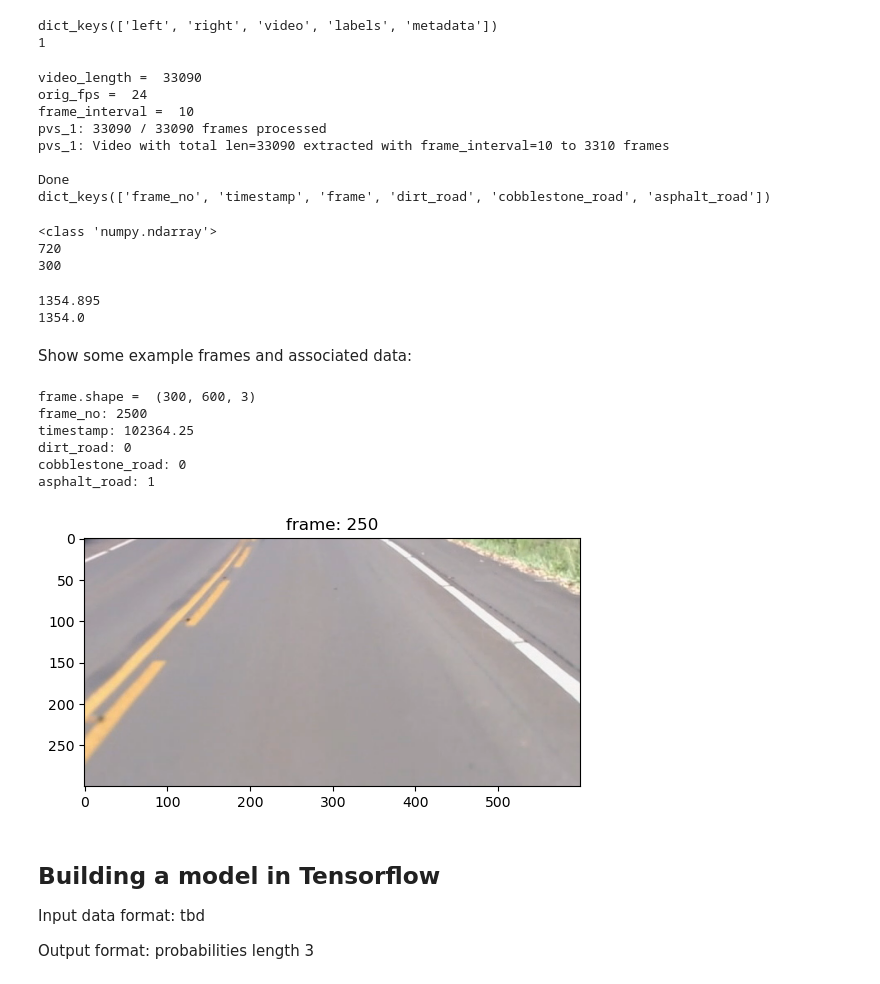
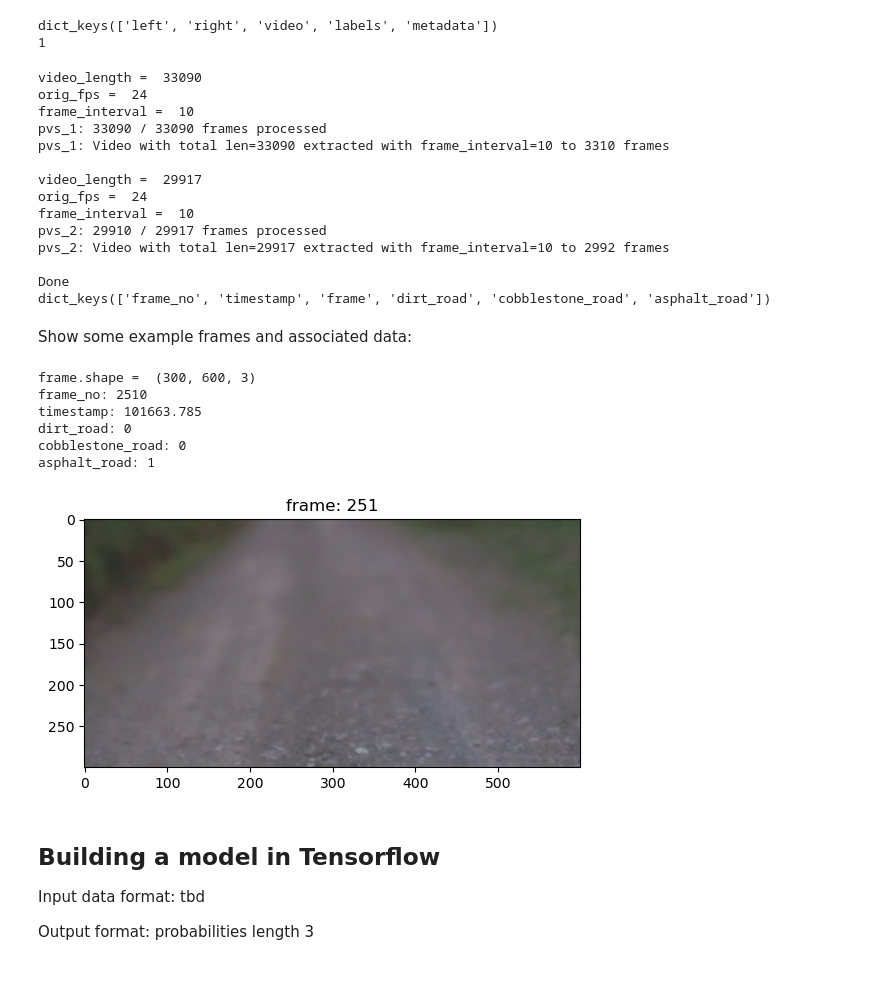
Before and after one commit to mx956/EECE568_ML_PVS_Project, a Jupyter notebook: Road_Surface_Type_Classification/road_classification_Matt.ipynb, the cells around one changed output. Saved outputs shown, nothing was run; the diff lists cells and outputs as text; code cells hidden in the pictures.

Commit message:
Can Load selected PVS. Mem issue for tf dataset

```diff
--- a/Road_Surface_Type_Classification/road_classification_Matt.ipynb
+++ b/Road_Surface_Type_Classification/road_classification_Matt.ipynb
@@ -57,7 +57,7 @@ Loading datasets into RAM:
 # %%
 datasets_loc = "E:/PVS_Datasets/"
 
-def getDataSets(n, folder=datasets_loc):
+def getDataSets(datasets_to_load, folder=datasets_loc):
     """Load raw datasets from the disk.
 
     Args:
@@ -79,11 +79,11 @@ def getDataSets(n, folder=datasets_loc):
 
     datasets = {}
 
-    if not 1 <= n <= 9:
+    if not all(1 <= item <= 9 for item in datasets_to_load):
       raise ValueError("n must be in [1, 9]")
       return
 
-    for i in range(1, n+1):
+    for i in datasets_to_load:
 
         dataset_folder = os.path.join(folder, "PVS " + str(i))
 
@@ -125,11 +125,11 @@ sliding_win = False   # apply windows
 win_sz = 100          # number of samples to use per window
 # ...
 
-# num datasets to load (PVS_1, ..., PVS_n)
-NUM_TO_LOAD = 1
+# datasets to load {PVS_1, ..., PVS_9}
+DATASETS_TO_LOAD = [1, 2]
 DOWNSCALE_VID = False  # downscale video from 720p to {TBD}
 CROP_VID = False       # crop video to center of screen {dimensions TBD}
 # %%
-datasets = getDataSets(NUM_TO_LOAD, datasets_loc)
+datasets = getDataSets(DATASETS_TO_LOAD, datasets_loc)
 # %% [output]
 PVS_1 dataset loaded
@@ -238,7 +237,7 @@ def extract_frames_to_dataframe(pvs_n, dataset, frame_interval=30):
   num_extracted = len(dataset[pvs_n]['sampled_video']['frame_no'])
   print(f"\n{pvs_n}: Video with total len={video_length} extracted with frame_interval={frame_interval} to {num_extracted} frames\n")
 # %%
-for i in range(1, NUM_TO_LOAD+1):
+for i in DATASETS_TO_LOAD:
   extract_frames_to_dataframe(f'pvs_{i}', datasets, frame_interval=10)
 print("Done")
 print(datasets['pvs_1']['sampled_video'].keys())
@@ -249,6 +248,12 @@ frame_interval =  10
 pvs_1: 33090 / 33090 frames processed
 pvs_1: Video with total len=33090 extracted with frame_interval=10 to 3310 frames
 
+video_length =  29917
+orig_fps =  24
+frame_interval =  10
+pvs_2: 29910 / 29917 frames processed
+pvs_2: Video with total len=29917 extracted with frame_interval=10 to 2992 frames
+
 Done
 dict_keys(['frame_no', 'timestamp', 'frame', 'dirt_road', 'cobblestone_road', 'asphalt_road'])
 # %%
@@ -263,58 +268,36 @@ def center_crop(frames, crop_width, crop_height, vertical_offset=0):
         start_y = max(0, min(h - crop_height, start_y))
         frames[i] = frame[start_y:start_y+crop_height, start_x:start_x+crop_width]
 # %%
-print(type(datasets['pvs_1']['sampled_video']['frame'][0]))
-print(len(datasets['pvs_1']['sampled_video']['frame'][0]))
-center_crop(datasets['pvs_1']['sampled_video']['frame'],crop_width=600,crop_height=300,vertical_offset=50)
-print(len(datasets['pvs_1']['sampled_video']['frame'][0]))
+# print(type(datasets['pvs_1']['sampled_video']['frame'][0]))
+# print(len(datasets['pvs_1']['sampled_video']['frame'][0]))
+
+for i in DATASETS_TO_LOAD:
+    center_crop(datasets[f'pvs_{i}']['sampled_video']['frame'],crop_width=600,crop_height=300,vertical_offset=50)
-# %% [output]
-<class 'numpy.ndarray'>
-720
-300
-# %%
-video_path = os.path.join("E:/PVS_Datasets/PVS 1/", 'video_environment.mp4')
-
-import subprocess
-
-def get_length(filename):
-    result = subprocess.run(["ffprobe", "-v", "error", "-show_entries",
-                             "format=duration", "-of",
-                             "default=noprint_wrappers=1:nokey=1", filename],
-        stdout=subprocess.PIPE,
-        stderr=subprocess.STDOUT)
-    return float(result.stdout)
-
-print(get_length(video_path))
-
-video =  cv2.VideoCapture(video_path)
-print(video.get(cv2.CAP_PROP_FRAME_COUNT) // video.get(cv2.CAP_PROP_FPS))
-# %% [output]
-1354.895
-1354.0
 # %% [markdown]
 Show some example frames and associated data:
 # %%
 # show some sample frames extracted randomly from dataset, show according labels and past 5 data samples
-frame_index = 250
-frame = datasets['pvs_1']['sampled_video']['frame'][frame_index]
+which_dataset = 2
+frame_index = 251
+frame = datasets[f'pvs_{which_dataset}']['sampled_video']['frame'][frame_index]
 print("frame.shape = ", frame.shape)
 plt.figure()
 plt.imshow(frame)
 plt.title(f"frame: {frame_index}")
 
-print(f"frame_no: {datasets['pvs_1']['sampled_video']['frame_no'][frame_index]}")
-print(f"timestamp: {datasets['pvs_1']['sampled_video']['timestamp'][frame_index]}")
-print(f"dirt_road: {datasets['pvs_1']['sampled_video']['dirt_road'][frame_index]}")
-print(f"cobblestone_road: {datasets['pvs_1']['sampled_video']['cobblestone_road'][frame_index]}")
-print(f"asphalt_road: {datasets['pvs_1']['sampled_video']['asphalt_road'][frame_index]}")
+print(f"frame_no: {datasets[f'pvs_{which_dataset}']['sampled_video']['frame_no'][frame_index]}")
+print(f"timestamp: {datasets[f'pvs_{which_dataset}']['sampled_video']['timestamp'][frame_index]}")
+print(f"dirt_road: {datasets[f'pvs_{which_dataset}']['sampled_video']['dirt_road'][frame_index]}")
+print(f"cobblestone_road: {datasets[f'pvs_{which_dataset}']['sampled_video']['cobblestone_road'][frame_index]}")
+print(f"asphalt_road: {datasets[f'pvs_{which_dataset}']['sampled_video']['asphalt_road'][frame_index]}")
 # %% [output]
 frame.shape =  (300, 600, 3)
-frame_no: 2500
-timestamp: 102364.25
+frame_no: 2510
+timestamp: 101663.785
 dirt_road: 0
 cobblestone_road: 0
 asphalt_road: 1
-[figure, old version]
+[figure, new version]
 # %% [markdown]
 ## Building a model in Tensorflow
 
```
Also changed, not shown: parts of 6 cells of this notebook.
